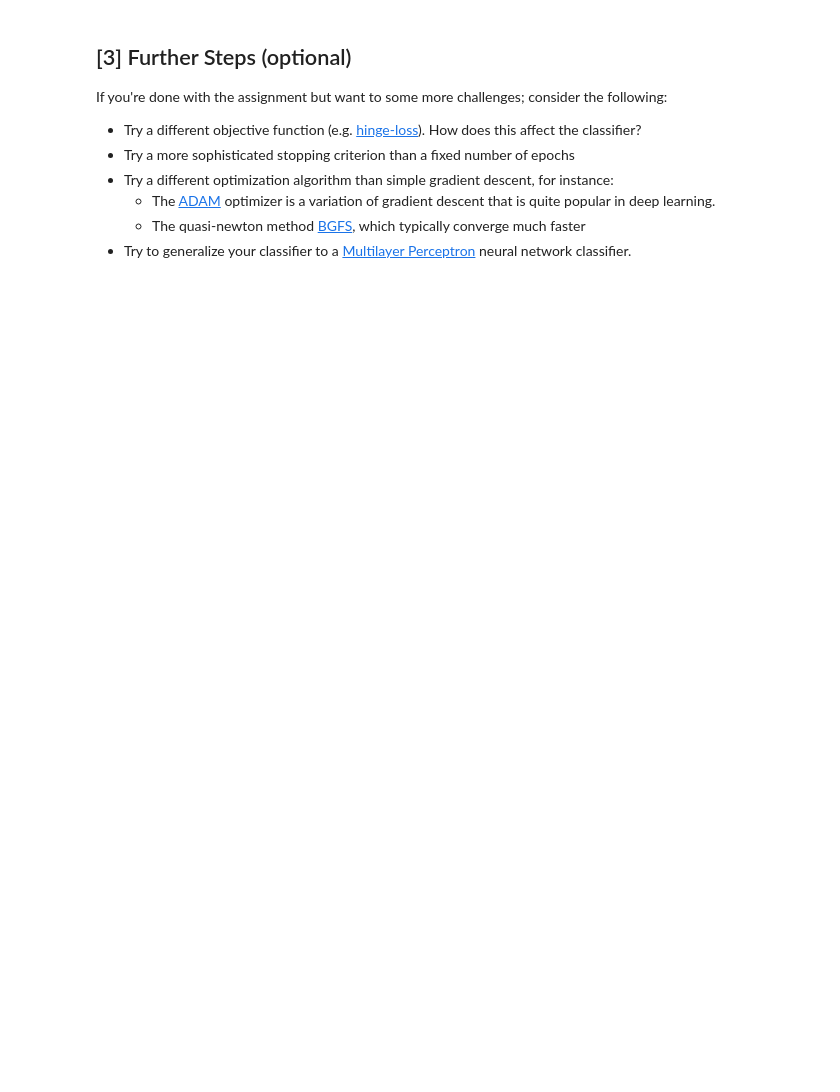
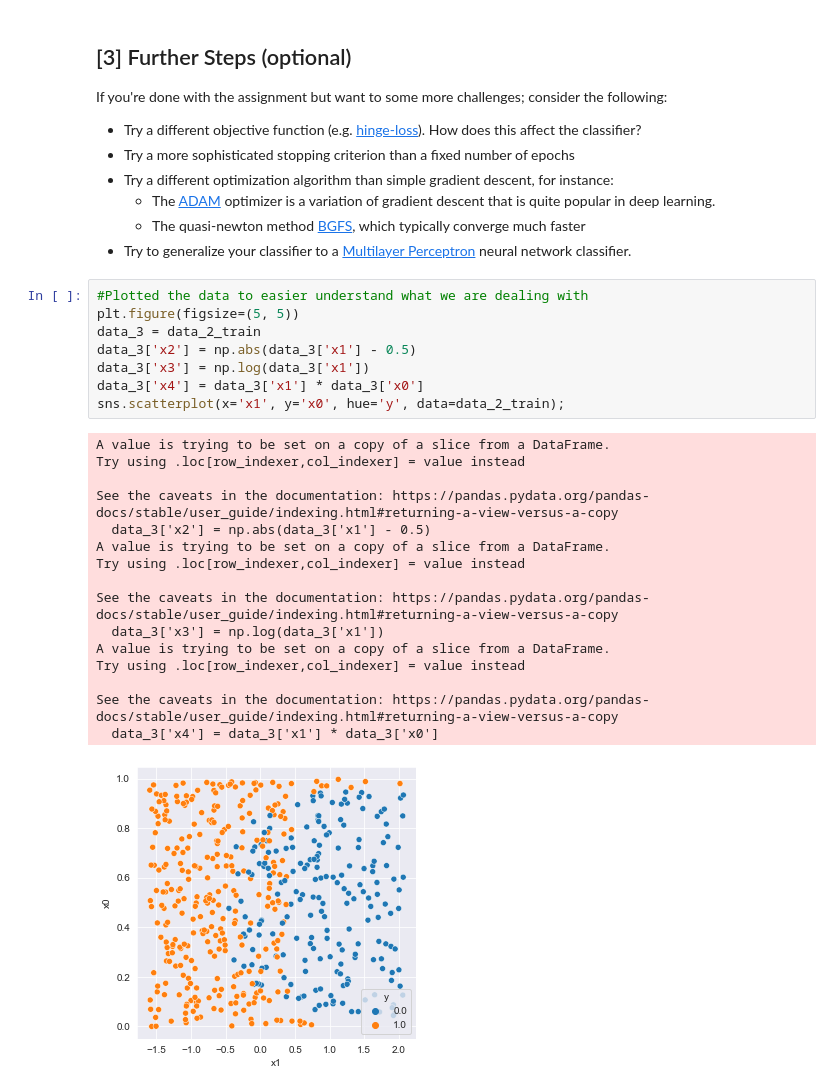
Before and after one commit to Ofplarsen/TDT4173_Machine_Learning, a Jupyter notebook: logistic_regression/experiment.ipynb, the cells around one changed output. Saved outputs shown, nothing was run; the diff lists cells and outputs as text; blank space fills up the shorter version.

```diff
--- a/logistic_regression/experiment.ipynb
+++ b/logistic_regression/experiment.ipynb
@@ -183,3 +231,28 @@ If you're done with the assignment but want to some more challenges; consider th
     - The [ADAM](https://optimization.cbe.cornell.edu/index.php?title=Adam) optimizer is a variation of gradient descent that is quite popular in deep learning.
     - The quasi-newton method [BGFS](https://optimization.cbe.cornell.edu/index.php?title=Quasi-Newton_methods#BFGS_method), which typically converge much faster
 - Try to generalize your classifier to a [Multilayer Perceptron](https://en.wikipedia.org/wiki/Multilayer_perceptron) neural network classifier.
+# %%
+#Plotted the data to easier understand what we are dealing with
+plt.figure(figsize=(5, 5))
+data_3 = data_2_train
+data_3['x2'] = np.abs(data_3['x1'] - 0.5)
+data_3['x3'] = np.log(data_3['x1'])
+data_3['x4'] = data_3['x1'] * data_3['x0']
+sns.scatterplot(x='x1', y='x0', hue='y', data=data_2_train);
+# %% [output]
+A value is trying to be set on a copy of a slice from a DataFrame.
+Try using .loc[row_indexer,col_indexer] = value instead
+
+See the caveats in the documentation: https://pandas.pydata.org/pandas-docs/stable/user_guide/indexing.html#returning-a-view-versus-a-copy
+  data_3['x2'] = np.abs(data_3['x1'] - 0.5)
+A value is trying to be set on a copy of a slice from a DataFrame.
+Try using .loc[row_indexer,col_indexer] = value instead
+
+See the caveats in the documentation: https://pandas.pydata.org/pandas-docs/stable/user_guide/indexing.html#returning-a-view-versus-a-copy
+  data_3['x3'] = np.log(data_3['x1'])
+A value is trying to be set on a copy of a slice from a DataFrame.
+Try using .loc[row_indexer,col_indexer] = value instead
+
+See the caveats in the documentation: https://pandas.pydata.org/pandas-docs/stable/user_guide/indexing.html#returning-a-view-versus-a-copy
+  data_3['x4'] = data_3['x1'] * data_3['x0']
+[figure, added]
```
Also changed, not shown: parts of 6 cells of this notebook, 1 other file.
